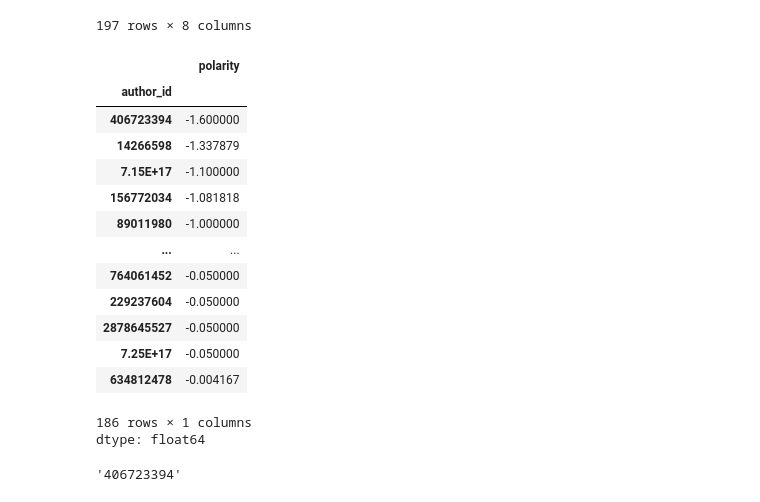
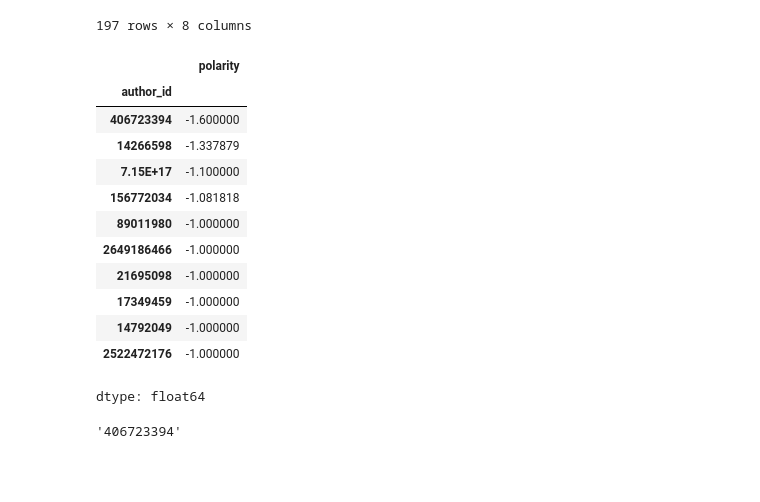
Before and after one commit to hailunj/QM2-2024, a Jupyter notebook: notebooks/W04. Natural Language Processing.ipynb, the cells around one changed output. Drawn from its saved outputs; the diff is of its cells as text; code cells hidden in the pictures; blank space fills up the shorter version.

```diff
--- a/notebooks/W04. Natural Language Processing.ipynb
+++ b/notebooks/W04. Natural Language Processing.ipynb
@@ -656,22 +656,20 @@ sample
 # %%
 result=sample.groupby('author_id')['polarity'].sum()
 result=result.sort_values()
-result
+result.head(10)
 # %% [output]
 |  | polarity |
 | author_id |  |
 | 406723394 | -1.600000 |
 | 14266598 | -1.337879 |
 | 7.15E+17 | -1.100000 |
 | 156772034 | -1.081818 |
 | 89011980 | -1.000000 |
-| ... | ... |
-| 764061452 | -0.050000 |
-| 229237604 | -0.050000 |
-| 2878645527 | -0.050000 |
-| 7.25E+17 | -0.050000 |
-| 634812478 | -0.004167 |
+| 2649186466 | -1.000000 |
+| 21695098 | -1.000000 |
+| 17349459 | -1.000000 |
+| 14792049 | -1.000000 |
+| 2522472176 | -1.000000 |
-186 rows × 1 columns
 dtype: float64
 # %%
 result.index[0]
```
Also changed, not shown: parts of 1 cell of this notebook.
